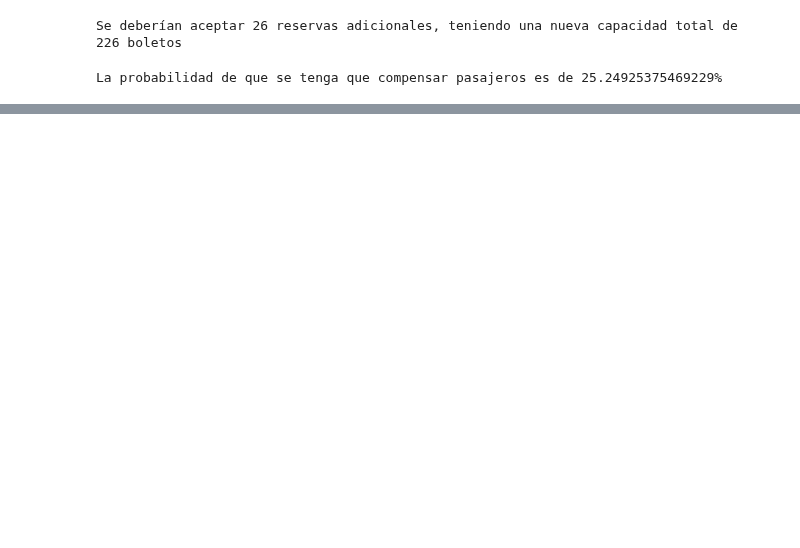
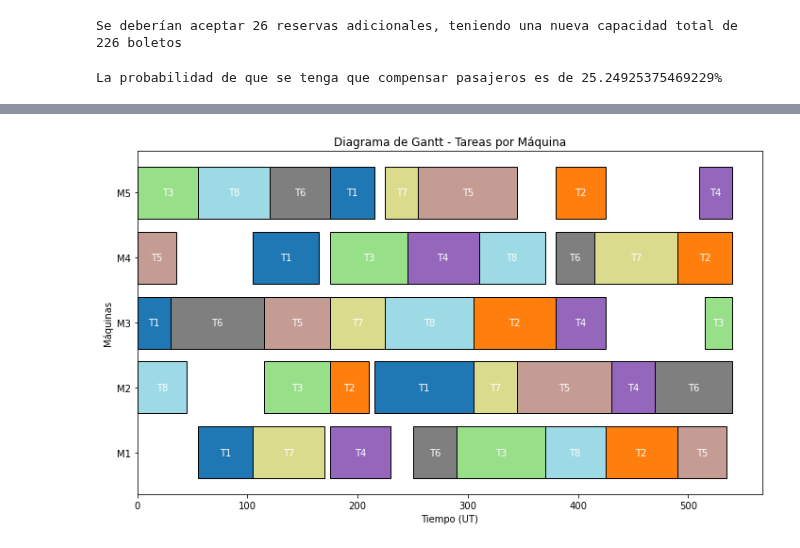
Before and after one commit to Mario-Rivera-A/Tarea2_GOA, a Jupyter notebook: tarea 2.ipynb, the cells around one changed output, grey strips where cells are left out. Cells and saved outputs as stored; diff of their text form; code cells hidden in the pictures; blank space fills up the shorter version.

Commit message:
5 lista

```diff
--- a/tarea 2.ipynb
+++ b/tarea 2.ipynb
@@ -34,0 +93,15 @@ La probabilidad de que se tenga que compensar pasajeros es de 25.24925375469229%
+# %%
+for (j, i) in product(range(J), range(1, M)):    #tiempo de comienzo = el tiempo de comienzo anterior + tiempo de procesamiento anterior
+    model += x[j][O_jm[j][i]] - x[j][O_jm[j][i-1]] >= \
+        p_ij[j][O_jm[j][i-1]]
+
+for (j, k) in product(range(J), range(J)):
+    if k != j:
+        for i in range(M):
+            model += x[j][i] - x[k][i] + Mgrande*y[j][k][i] >= p_ij[k][i]
+            model += -x[j][i] + x[k][i] - Mgrande*y[j][k][i] >= p_ij[j][i] - Mgrande  #consistencia entre tiempo y orden (un trabajo se debe realizar antes que otro)
+
+for j in range(J):
+    model += c - x[j][O_jm[j][M - 1]] >= p_ij[j][O_jm[j][M - 1]] #consistencia makespan
+
+model.optimize()
@@ -34,0 +127,4 @@ La probabilidad de que se tenga que compensar pasajeros es de 25.24925375469229%
+# %%
+print("Makespan: ", c.x)
+for (j, i) in product(range(J), range(M)):
+    print("el trabajo %d empieza en la máquina %d al tiempo %g " % (j+1, i+1, x[j][i].x))
@@ -34,0 +149,41 @@ La probabilidad de que se tenga que compensar pasajeros es de 25.24925375469229%
+# %%
+def graficar_gantt(tiempos_procesamiento, num_maquinas, num_tareas):
+    """
+    Argumentos:
+    tiempos_procesamiento : Lista de listas donde las filas son tareas y las columnas son máquinas, contiene el tiempo de procesamiento de la tarea i en la máquina j.
+    num_maquinas; Número total de máquinas
+    num_tareas; Número total de tareas
+    """
+    tiempos_inicio = [[] for _ in range(num_maquinas)] # hacemos una matriz que entrega por máquina, cuál es el tiempo de inicio de cada tarea
+    for j in range(num_tareas):
+        for i in range(num_maquinas):
+            tiempos_inicio[i].append(x[j][i].x)
+
+    fig, ax = plt.subplots(figsize=(10, 6))
+
+    colores = plt.cm.get_cmap('tab20', num_tareas)
+
+    # Recorrer cada máquina y mostrar las tareas asignadas en el tiempo
+    for maquina in range(num_maquinas):
+        for tarea in range(num_tareas):
+            inicio_tarea = tiempos_inicio[maquina][tarea]
+            duracion_tarea = tiempos_procesamiento[tarea][maquina]
+
+            if duracion_tarea > 0:  # Evitamos errores si la tarea no tiene duración
+                ax.barh(maquina, duracion_tarea, left=inicio_tarea, color=colores(tarea), edgecolor='black')
+                #etiqueta
+                ax.text(inicio_tarea + duracion_tarea / 2, maquina, f"T{tarea+1}",
+                        ha='center', va='center', color='white', fontsize=10)
+
+    ax.set_xlabel('Tiempo (UT)')
+    ax.set_ylabel('Máquinas')
+    ax.set_yticks(range(num_maquinas))
+    ax.set_yticklabels([f"M{m+1}" for m in range(num_maquinas)])
+    ax.set_title('Diagrama de Gantt - Tareas por Máquina')
+
+    plt.tight_layout()
+    plt.show()
+
+graficar_gantt(p_ij, M, J)
+# %% [output]
+[figure, added]
```
Also changed, not shown: parts of 8 cells of this notebook.
